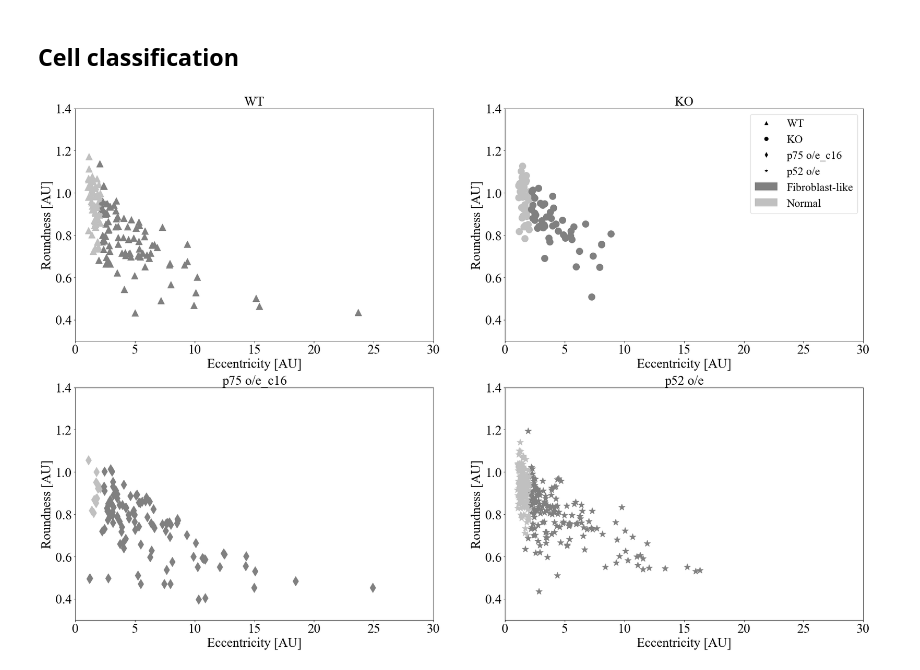
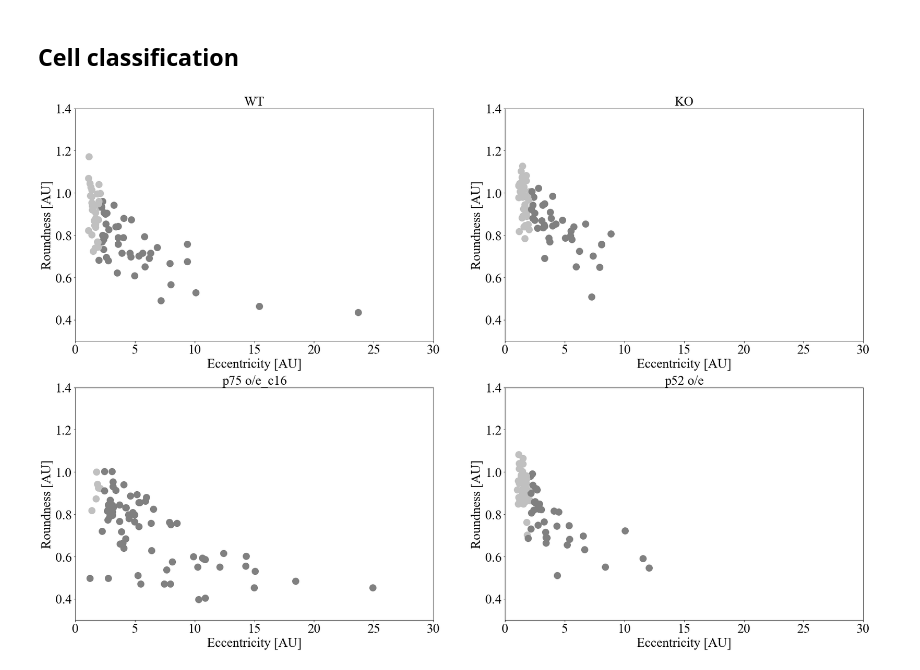
Before and after one commit to SilMon/Cell-Morphology-Notebook, a Jupyter notebook: Cell-Morphology-Analysis.ipynb, the cells around one changed output. Cells and saved outputs as stored; diff of their text form; code cells hidden in the pictures.

```diff
--- a/Cell-Morphology-Analysis.ipynb
+++ b/Cell-Morphology-Analysis.ipynb
@@ -524,7 +496,7 @@ def check_cell_type(name: str) -> int:
 
 state = 42
 # Define markers for each cell type WT, KO, p75, p52
-markers = ["^", "o", "d", "*"]
+markers = ["o", "o", "o", "o"]
 names = ["WT", "KO", "p75 o/e_c16", "p52 o/e"]
 # Create datafram from csv
 df = pd.read_csv("results.csv", sep=";", header=None,
@@ -550,99 +522,40 @@ plt.title("DBSCAN Clustering")
 # Define lists to use for plotting
 paths = df["Image"].tolist()
 ecc = df["Eccentricity"].tolist()
 rou = df["Roundness"].tolist()
 ecc_n = df["N. Eccentricity"].tolist()
 scatter_c = df["Morphology"].tolist()
+
+samples = [0, 0, 0, 0]
 # Create scatter plot
 for ind in range(len(paths)):
     # Check cell type
     type_ = check_cell_type(paths[ind])
     i, j = 0, 0
     if type_ == 1:
         i, j = 0, 1
     if type_ == 2:
         i, j = 1, 0
     if type_ == 3:
         i, j = 1, 1
-    axes[i][j].scatter(ecc[ind], rou[ind],
-                       color="gray" if scatter_c[ind] == -1 else "silver",
-                       marker=markers[type_],
-                       s=200,
-                       label=names[type_])
+    if samples[type_] < 75:
+        axes[i][j].scatter(ecc[ind], rou[ind],
+                           color="gray" if scatter_c[ind] == -1 else "silver",
+                           marker=markers[type_],
+                           s=200,
+                           label=names[type_])
+    samples[type_] += 1
 # Set Axis labels
 size=28
 for i in range(2):
     for j in range(2):
         axes[i][j].set_title(names[i * 2 + j], size=size)
         axes[i][j].set_ylim(0.3, 1.4)
         axes[i][j].set_xlim(0, 30)
         axes[i][j].set_ylabel("Roundness [AU]", size=size)
         axes[i][j].set_xlabel("Eccentricity [AU]", size=size)
         axes[i][j].tick_params(axis='both', which='major', labelsize=size)
         axes[i][j].tick_params(axis='both', which='minor', labelsize=size)
-
-# Create custom legend items
-lgnd = [
-    # For cell type
-    Line2D([0], [0], color='w', lw=2,
-           marker=markers[0], label=names[0],
-           markersize=10, markerfacecolor="k"),
-    Line2D([0], [0], color='w', lw=2,
-           marker=markers[1], label=names[1],
-           markersize=10, markerfacecolor="k"),
-    Line2D([0], [0], color='w', lw=2,
-           marker=markers[2], label=names[2],
-           markersize=10, markerfacecolor="k"),
-    Line2D([0], [0], color='w', lw=2,
-           marker=markers[3], label=names[3],
-           markersize=10, markerfacecolor="k"),
-    # For morphology
-    Patch(facecolor='gray', label='Fibroblast-like'),
-    Patch(facecolor='silver', label='Normal')
-]
-axes[0][1].legend(handles=lgnd, fontsize=24)
 plt.show()
-
-# Create 3D Plot
-fig = plt.figure(figsize=(8.3, 7.5))
-ax = fig.add_subplot(111, projection='3d')
-# Create 3D scatter plot
-for ind in range(len(paths)):
-    # Check cell type
-    type_ = check_cell_type(paths[ind])
-    ax.scatter(ecc[ind], ecc_n[ind], rou[ind],
-              color="mediumorchid" if scatter_c[ind] == -1 else "gold",
-              marker=markers[type_],
-              label=names[type_])
-ax.set_xlabel("Cell Eccentricity")
-ax.set_ylabel("Nucleus Eccentricity")
-ax.set_zlabel("Roundness")
-plt.legend(handles=lgnd)
-plt.show()
-
-# Load images
-images = []
-for f in os.listdir("Images"):
-    if ".tif" in f:
-        images.append(f"Images/{f}")
-# Creation of annotated images
-"""
-for img in images:
-    # Show image
-    plt.figure(figsize=(15, 10))
-    plt.imshow(io.imread(img))
-    plt.axis("off")
-    plt.title(names[check_cell_type(img)])
-    cells = df.loc[df['Image'].str.match(img)]
-    #names = cells["Image"].tolist()
-    xvals = cells["Center X"].tolist()
-    yvals = cells["Center Y"].tolist()
-    colors = cells["Morphology"].tolist()
-    for i in range(len(xvals)):
-        plt.plot(xvals[i], yvals[i],
-                 color="mediumorchid" if colors[i] == -1 else "gold",
-                 marker="o")
-    plt.show()
-"""
 # %% [output]
-[figure, old version]
+[figure, new version]
```
Also changed, not shown: parts of 2 cells of this notebook.
